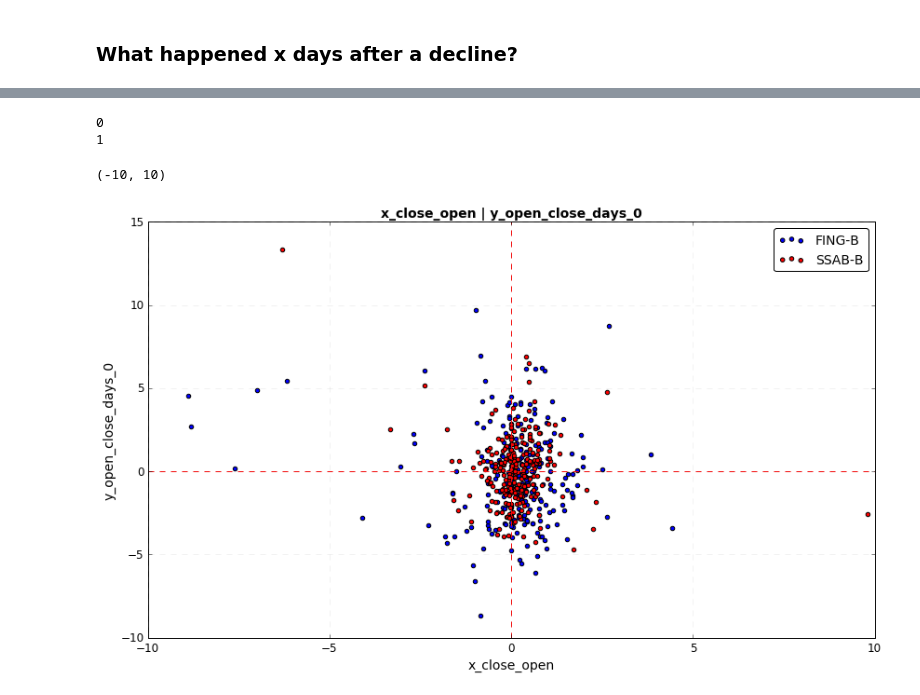
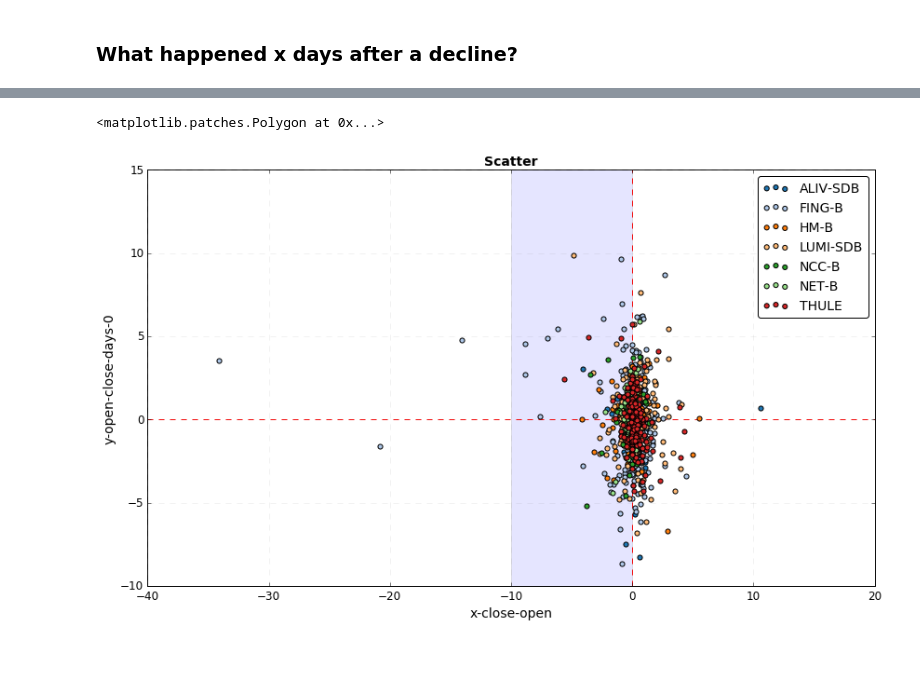
Before and after one commit to Hjartarson/stock-market, a Jupyter notebook: make-report-daily-ticks.ipynb, the cells around one changed output, grey strips where cells are left out. Drawn from its saved outputs; the diff is of its cells as text; code cells hidden in the pictures; blank space fills up the shorter version.

```diff
--- a/make-report-daily-ticks.ipynb
+++ b/make-report-daily-ticks.ipynb
@@ -31,7 +30,7 @@ import os
 import matplotlib as mpl
 #import seaborn as sns
 # %%
-df = pd.read_pickle(os.path.join('data','quote=FING-BSSAB-B&start=2016-10-03&end=2017-10-02&interval=1440min.pkl'))
+df = pd.read_pickle(os.path.join('data','quote=FING-BALIV-SDBNCC-BLUMI-SDBNET-BTHULEHM-B&start=2016-10-10&end=2017-10-06&interval=1440min.pkl'))
 df.info()
 # %% [output]
 <class 'pandas.core.frame.DataFrame'>
@@ -64,27 +64,23 @@ df_stock.head()
 # %%
 # ADD MEASURES
 
-df_stock = df_stock.join(df_stock[['close']].div(df_stock['open'])
-                         .sub(1).mul(100).rename(columns={'close':'x_open_close'}))
 df_stock = df_stock.join(df_stock[['high']].div(df_stock['low'])
-                         .sub(1).mul(100).rename(columns={'high':'x_low_high'}))
+                         .sub(1).mul(100).rename(columns={'high':'x-low-high'}))
 df_stock = df_stock.join(df_stock[['high']].div(df_stock['open'])
-                         .sub(1).mul(100).rename(columns={'high':'x_open_high'}))
+                         .sub(1).mul(100).rename(columns={'high':'x-open-high'}))
 # SHIFT SINGLE
 # open/close.shift(1) = GAP
 # close/close.shift(1) = GAP + DAY CHANGE (WHAT YOU SEE)
 df_stock = df_stock.join(df_stock[['open']].div(df_stock['close'].shift(periods=1))
-                         .sub(1).mul(100).rename(columns={'open':'x_close_open'}))
-df_stock = df_stock.join(df_stock[['close']].div(df_stock['close'].shift(periods=1))
-                         .sub(1).mul(100).rename(columns={'close':'x_close_close'}))
+                         .sub(1).mul(100).rename(columns={'open':'x-close-open'}))
 
 for days in np.arange(1,11):
     # look at at days back total change
-    df_stock = df_stock.join(df_stock[['close']].div(df_stock['open'].shift(periods=days))
-                             .sub(1).mul(100).rename(columns={'close':'x_open_close_days_'+str(days)}))
+    df_stock = df_stock.join(df_stock[['open']].div(df_stock['open'].shift(periods=days))
+                             .sub(1).mul(100).rename(columns={'open':'x-open-open-days-'+str(days)}))
     # Look at days back daily change
-    df_stock = df_stock.join(df_stock[['close']].shift(periods=days).div(df_stock['close'].shift(periods=days+1))
-                             .sub(1).mul(100).rename(columns={'close':'x_open_close_day_'+str(days)}))
+    df_stock = df_stock.join(df_stock[['open']].shift(periods=days-1).div(df_stock['open'].shift(periods=days))
+                             .sub(1).mul(100).rename(columns={'open':'x-open-open-day-'+str(days)}))
 
 #PREDICTORS, SHIFT BOTH BACK IN TIME, SEE IN FUTURE
 #GAP FIRST DAY EXCLUDED SINCE CLOSE PRICE INCLUDED IN X (NO TIME TO TRADE)
@@ -93,7 +89,7 @@ for days in np.arange(1,11):
 
 for days in np.arange(0,11):
     df_stock = df_stock.join(df_stock[['close']].shift(periods=-days).div(df_stock['open'])
-                             .sub(1).mul(100).rename(columns={'close':'y_open_close_days_'+str(days)}))
+                             .sub(1).mul(100).rename(columns={'close':'y-open-close-days-'+str(days)}))
 
 df_stock.head()
 # %% [output]
@@ -185,7 +217,7 @@ def add_measurement(df,x,m,ax,text=False,color='g'):
     return ax
 # %%
-stock = 'SSAB-B'
-days = 20
+stock = 'FING-B'
+days = 15
 start_date = pd.to_datetime('2017-05-14')
 df_sel = df_stock_swap[(df_stock_swap.index < start_date+pd.DateOffset(days=days)) &
                        (df_stock_swap.index >= start_date)][stock][['open','close','high','low']]
@@ -229,7 +265,7 @@ Name: You, dtype: float64
 #CHECK CORRELATION BETWEEN MEASURES
 import seaborn as sns
 
-corr_var = [x for x in np.unique(df_stock.columns.get_level_values(level=0)) if 'x_' in x or 'y_' in x]
+corr_var = [x for x in np.unique(df_stock.columns.get_level_values(level=0)) if 'x-' in x or 'y-' in x]
 print(corr_var)
 for stock in stocks:
     f, ax = plt.subplots(1,1)
@@ -280,21 +316,24 @@ df_stock['pct_close_close'][(df_stock['pct_close_close']<pct_change).shift(x_day
 # %%
 #df_stock_swap = df_stock.swaplevel(axis=1)
 
-# CLose price change dependancy
+# Close price change dependancy
 f, ax = plt.subplots(1,1)
-x = 'x_close_open'
-y = 'y_open_close_days_0'
-colors = ['blue','red']
+x = 'x-close-open'
+y = 'y-open-close-days-0'
+#for days in []
 for nr,stock in enumerate(stocks):
-    print(nr)
+    #print(stock)
     df_sel = df_stock_swap[stock]
-    df_sel.plot(ax=ax,kind='scatter',x=x,y=y,grid=True,s=20,color=colors[nr],edgecolor='black',title=x+' | '+y,legend=True)
+    #print('Neg:',df_sel[df_sel[x]<0][y].replace(np.inf,np.nan).dropna().mean())
+    #print('Pos:',df_sel[df_sel[x]>0][y].replace(np.inf,np.nan).dropna().mean())
+    df_sel.plot(ax=ax,kind='scatter',x=x,y=y,grid=True,s=26,color=tableau20[nr],legend=True,zorder=3)
 ax.legend(stocks)
+ax.set_title('Scatter')
 ax.axhline(0,ls = '--',color='red')
 ax.axvline(0,ls = '--',color='red')
 #ax.set_xlim([-10,10])
+#plt.axvline(-1,ls='--',color='r')
+ax.axvspan(xmin=-10,xmax=0,alpha = 0.1,zorder=1)
 # %% [output]
-0
-1
+<matplotlib.patches.Polygon at 0x...>
-(-10, 10)
-[figure, old version]
+[figure, new version]
```
Also changed, not shown: parts of 17 cells of this notebook, 2 other files.
